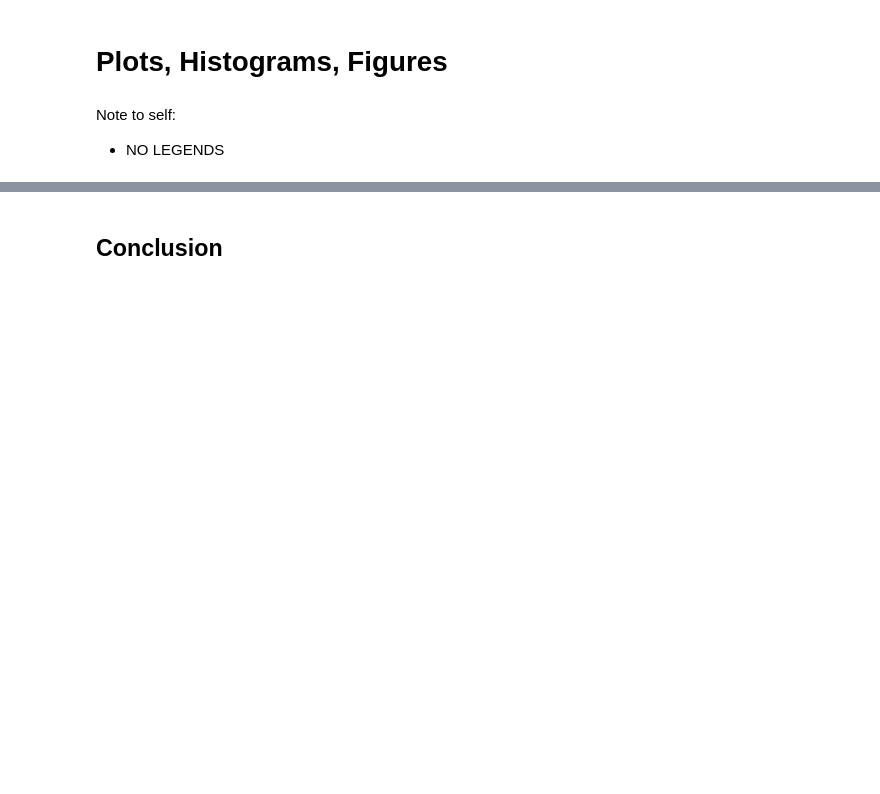
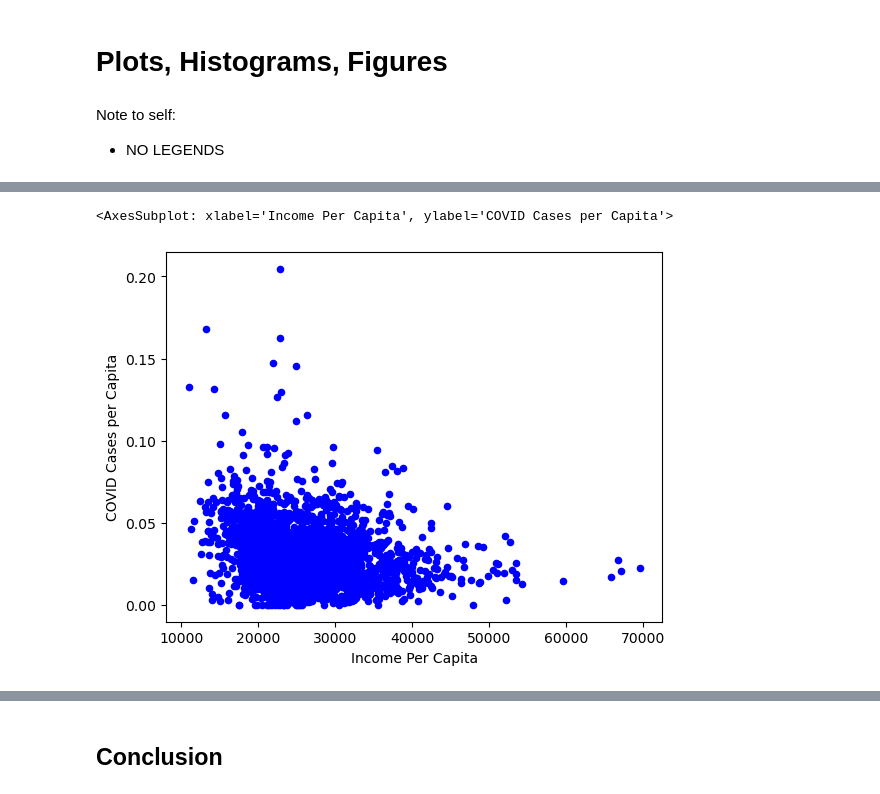
Before and after one commit to anoornazri/225-Project-1, a Jupyter notebook: Project 1.ipynb, the cells around one changed output, grey strips where cells are left out. Saved outputs shown, nothing was run; the diff lists cells and outputs as text; code cells hidden in the pictures; blank space fills up the shorter version.

```diff
--- a/Project 1.ipynb
+++ b/Project 1.ipynb
@@ -352,0 +377,8 @@ list(county_new_dum.columns)
+# %%
+colors = {"Democrat": "blue", "Republican": "red"}
+
+fig2 = county_new.plot.scatter(x='Income Per Capita', y='COVID Cases per Capita', c='blue')
+fig2
+# %% [output]
+<AxesSubplot: xlabel='Income Per Capita', ylabel='COVID Cases per Capita'>
+[figure, added]
```
Also changed, not shown: parts of 23 cells of this notebook.
